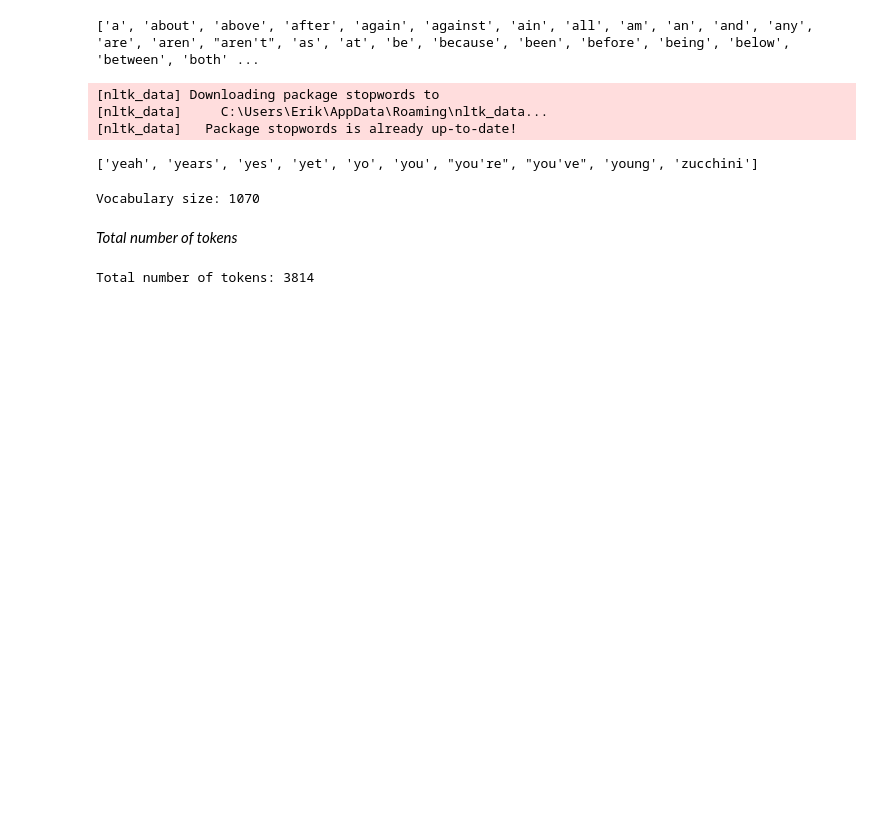
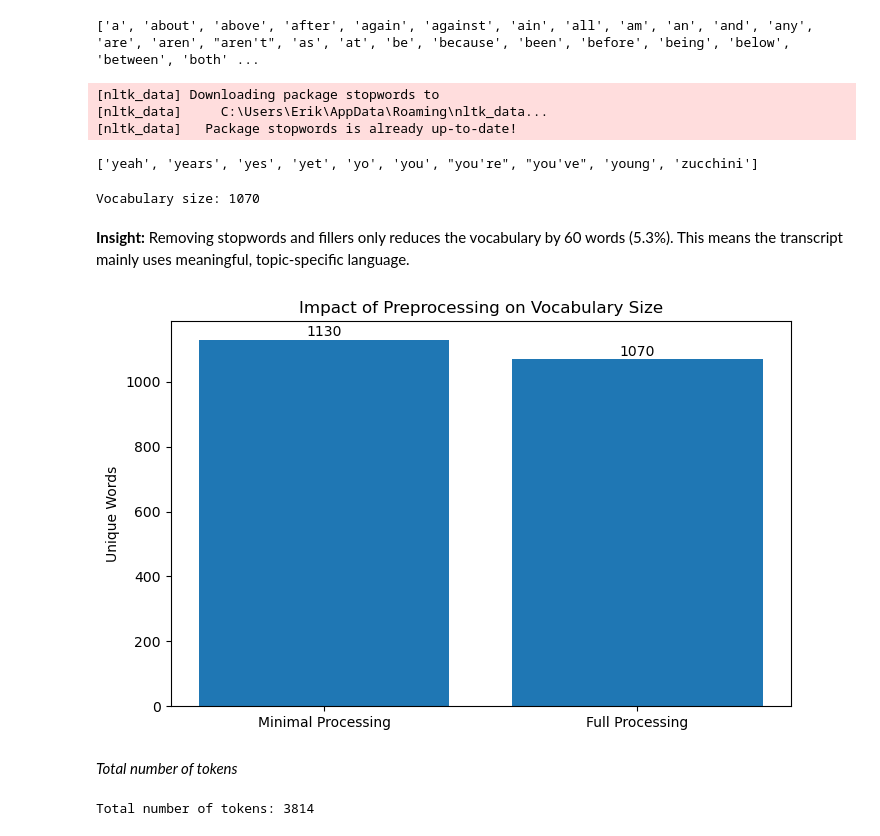
Before and after one commit to dafaqboomduck/nlp-project, a Jupyter notebook: Notebooks/Data_quality_report.ipynb, the cells around one changed output. Drawn from its saved outputs; the diff is of its cells as text; code cells hidden in the pictures; blank space fills up the shorter version.

```diff
--- a/Notebooks/Data_quality_report.ipynb
+++ b/Notebooks/Data_quality_report.ipynb
@@ -83,8 +88,8 @@ def sentence_list_processor_min(sentences_list):
 # %%
 sentences_min_cleaned = sentence_list_processor_min(sentences)
 # %%
-vocabulary = list(sorted(set([word for sentence in sentences_min_cleaned for word in sentence])))
-print(vocabulary[-10:])
+vocabulary_min = list(sorted(set([word for sentence in sentences_min_cleaned for word in sentence])))
+print(vocabulary_min[-10:])
 # %% [output]
 ['yet', 'yo', 'you', "you'd", "you're", "you've", 'young', 'your', 'yours', 'zucchini']
 # %%
@@ -105,7 +110,7 @@ print(stopwords_english)
 # %%
 def sentence_processor(sentence):
     """
-    - Remove immediate repetitions (ASR aware)
+    - Remove repetitions (ASR aware)
     - Common filler words (ASR aware)
     - Basic tokenization (split on whitespace + handle punctuation)
     - Removes stopwords
@@ -138,6 +143,23 @@ print(vocabulary[-10:])
 print(f'Vocabulary size: {len(vocabulary)}')
 # %% [output]
 Vocabulary size: 1070
+# %% [markdown]
+**Insight:** Removing stopwords and fillers only reduces the vocabulary by 60 words (5.3%). This means the transcript mainly uses meaningful, topic-specific language.
+# %%
+preprocessing_comparison = pd.DataFrame({
+    'type': ['Minimal Processing', 'Full Processing'],
+    'size': [len(vocabulary_min), len(vocabulary)],
+})
+
+plt.figure(figsize=(8, 5))
+plt.bar(preprocessing_comparison['type'], preprocessing_comparison['size'])
+plt.title('Impact of Preprocessing on Vocabulary Size')
+plt.ylabel('Unique Words')
+for i, v in enumerate(preprocessing_comparison['size']):
+    plt.text(i, v + 10, str(v), ha='center')
+plt.show()
+# %% [output]
+[figure, added]
 # %% [markdown]
 *Total number of tokens*
 # %%
```
Also changed, not shown: parts of 109 cells of this notebook.
